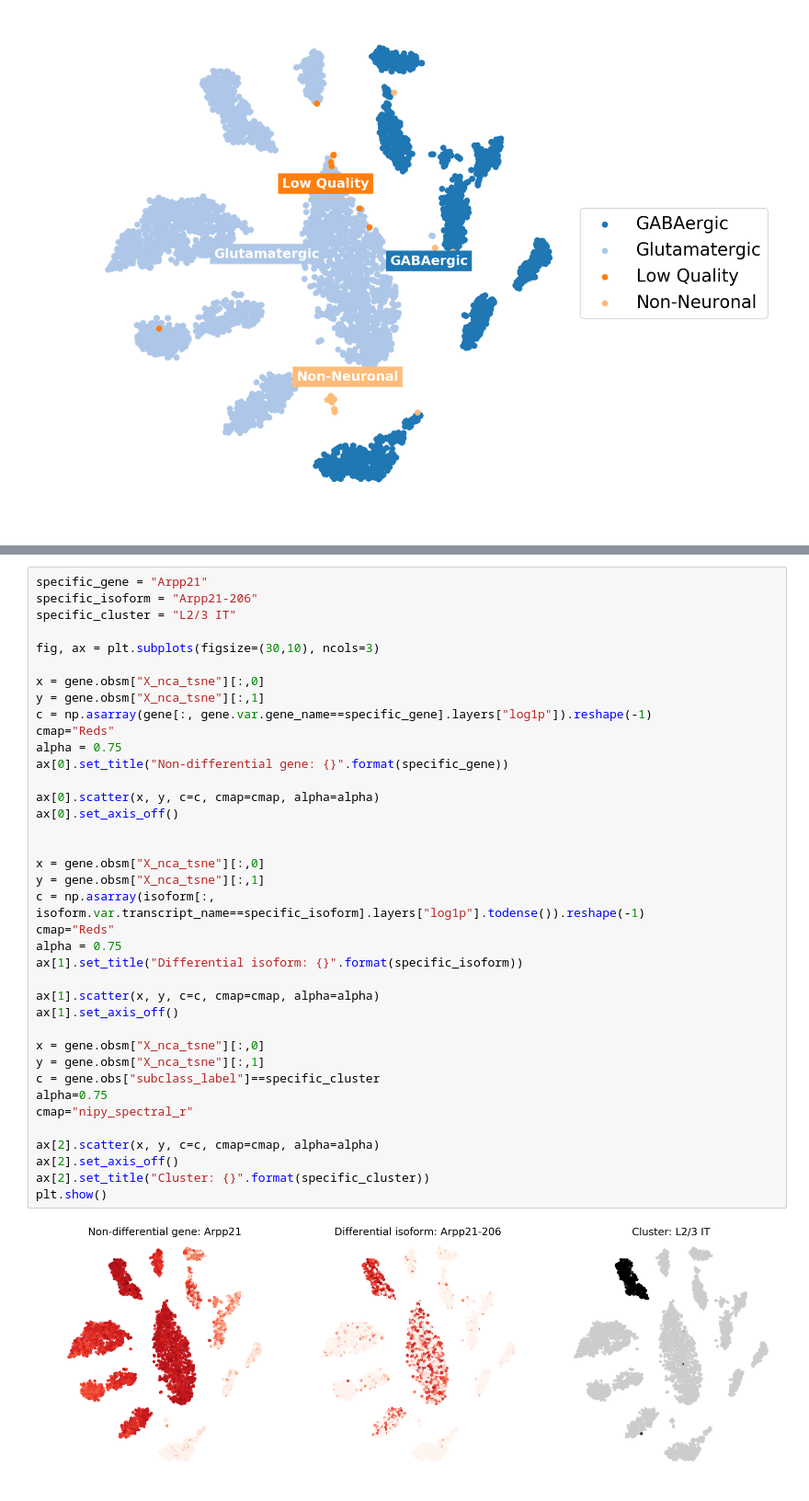
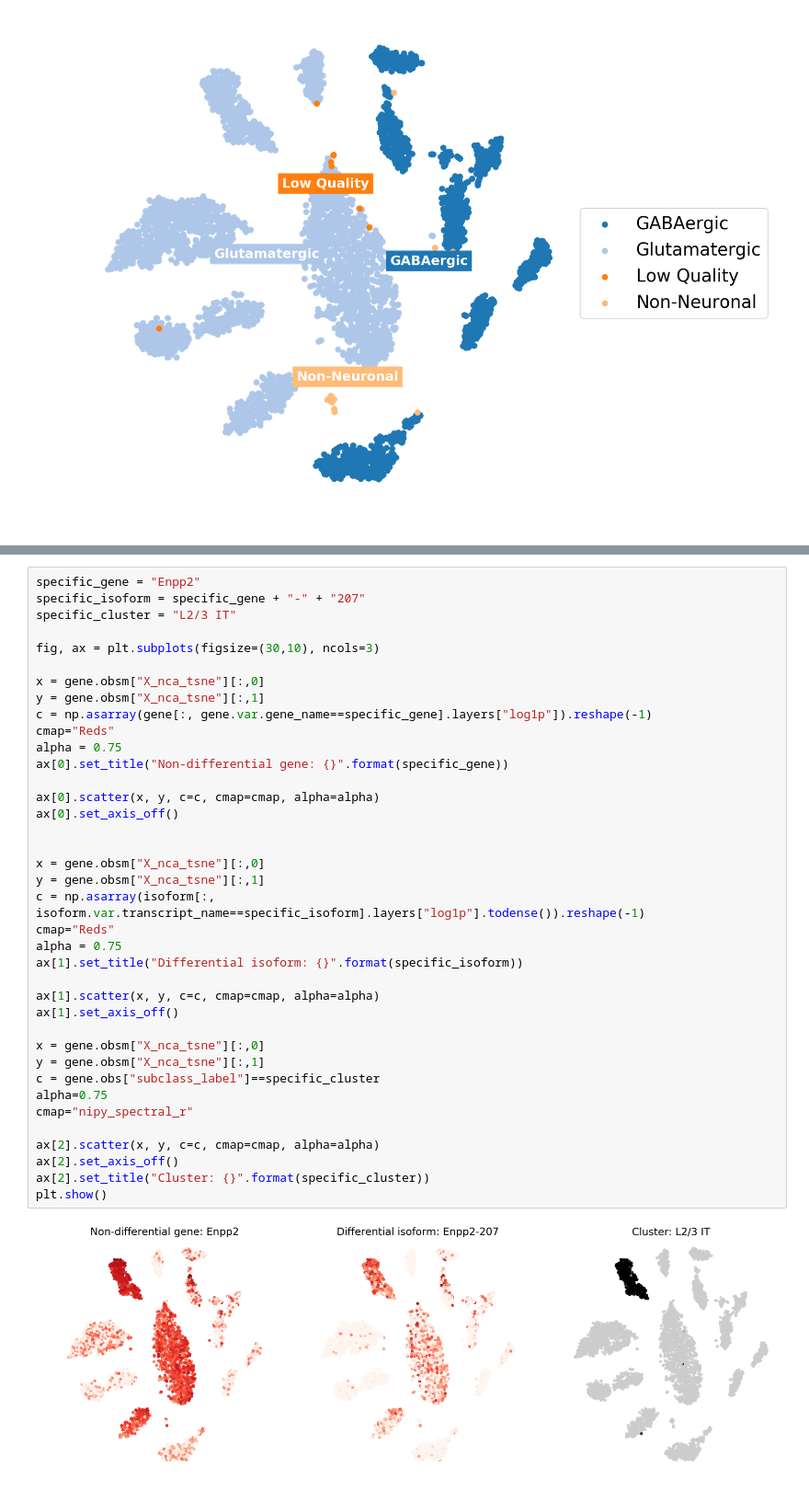
Before and after one commit to pachterlab/BYVSTZP_2020, a Jupyter notebook: analysis/plot_level_1.ipynb, the cells around one changed output, grey strips where cells are left out. Shown at 92% size. Cells and saved outputs as stored; diff of their text form.

Commit message:
Finished making plots for level 1)

```diff
--- a/analysis/plot_level_1.ipynb
+++ b/analysis/plot_level_1.ipynb
@@ -97,6 +157,6 @@ plt.show()
 # %%
-specific_gene = "Arpp21"
-specific_isoform = "Arpp21-206"
+specific_gene = "Enpp2"
+specific_isoform = specific_gene + "-" + "207"
 specific_cluster = "L2/3 IT"
 
 fig, ax = plt.subplots(figsize=(30,10), ncols=3)
@@ -106,31 +166,31 @@ y = gene.obsm["X_nca_tsne"][:,1]
 c = np.asarray(gene[:, gene.var.gene_name==specific_gene].layers["log1p"]).reshape(-1)
 cmap="Reds"
 alpha = 0.75
 ax[0].set_title("Non-differential gene: {}".format(specific_gene))
 
 ax[0].scatter(x, y, c=c, cmap=cmap, alpha=alpha)
 ax[0].set_axis_off()
 
 
 x = gene.obsm["X_nca_tsne"][:,0]
 y = gene.obsm["X_nca_tsne"][:,1]
 c = np.asarray(isoform[:, isoform.var.transcript_name==specific_isoform].layers["log1p"].todense()).reshape(-1)
 cmap="Reds"
 alpha = 0.75
 ax[1].set_title("Differential isoform: {}".format(specific_isoform))
 
 ax[1].scatter(x, y, c=c, cmap=cmap, alpha=alpha)
 ax[1].set_axis_off()
 
 x = gene.obsm["X_nca_tsne"][:,0]
 y = gene.obsm["X_nca_tsne"][:,1]
 c = gene.obs["subclass_label"]==specific_cluster
 alpha=0.75
 cmap="nipy_spectral_r"
 
 ax[2].scatter(x, y, c=c, cmap=cmap, alpha=alpha)
 ax[2].set_axis_off()
 ax[2].set_title("Cluster: {}".format(specific_cluster))
 plt.show()
 # %% [output]
-[figure, old version]
+[figure, new version]
```
Also changed, not shown: parts of 14 cells of this notebook, 1 other file.
